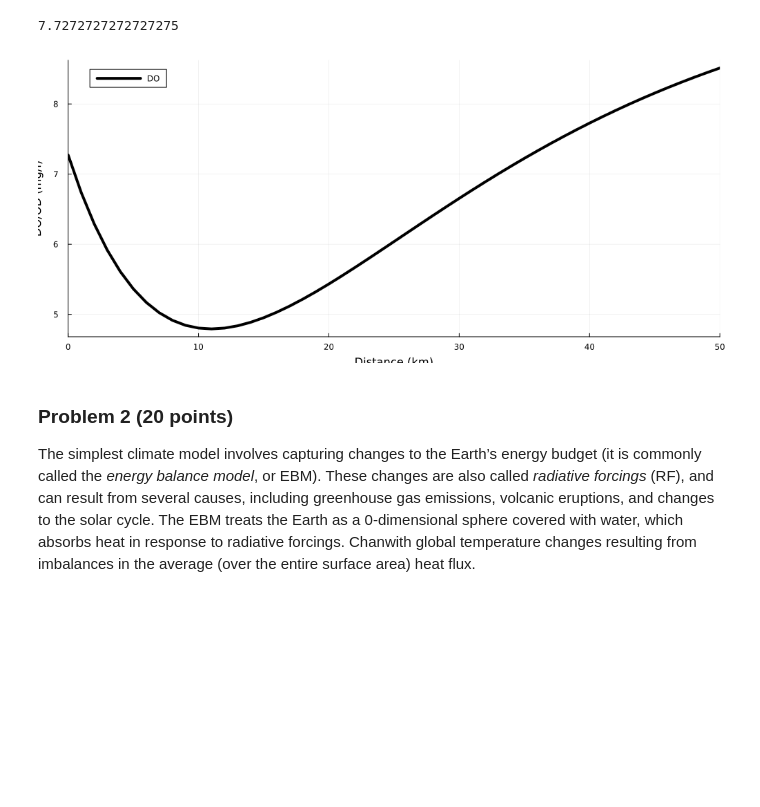
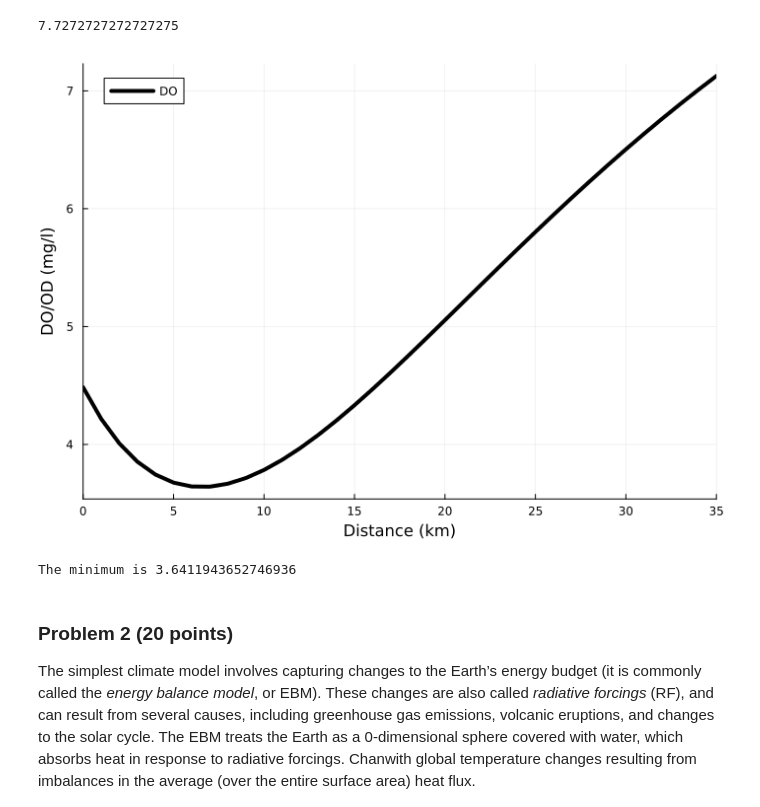
Before and after one commit to BEE4750-FA24/hw3-macky, a Jupyter notebook: hw03.ipynb, the cells around one changed output. Cells and saved outputs as stored; diff of their text form; code cells hidden in the pictures; blank space fills up the shorter version.

Commit message:
Q1 graph

```diff
--- a/hw03.ipynb
+++ b/hw03.ipynb
@@ -97,46 +97,57 @@ function do_simulate(x, C0, B0, N0, ka, kn, kc, Cs, U)
     N = N0 * exp(-kn * x / U)
     α1 = exp(-ka * x / U)
     α2 = (kc/(ka-kc)) * (exp.(-kc * x / U) - exp(-ka * x / U))
     α3 = (kn/(ka-kn)) * (exp(-kn * x / U) - exp(-ka * x / U))
     C = Cs * (1 - α1) + (C0 * α1) - (B0 * α2) - (N0 * α3)
-
-    return (C, B, N)
+    return (C, B, N, min)
 end
 
 # set river properties
 ka = 0.55
 kc = 0.35
 kn = 0.25
 
 
 Cs = 10
 U = 6
 
-x = 0:50
+x = 15
 
 # evaluate model over all x's
 # this uses broadcasting
-do_out = (y -> do_simulate(y, C0, B0, N0, ka, kc, kn, Cs, U)).(x)
+(C,B,N) = (y -> do_simulate(y, C0, B0, N0, ka, kc, kn, Cs, U)).(x)
 # unpack outputs into individual arrays for C, B, and N
 # this uses comprehensions to pull out the relevant components
 #of the tuples that our function outputs
+DO_EXAMPLE = (y -> do_simulate(y, C0, B0, N0, ka, kc, kn, Cs, U)).(0:15)
+
+C0=intial_condition(C,110000,5,15000)
+B0=intial_condition(B,110000,45,15000)
+N0=intial_condition(N,110000,35,15000)
+
+x=0:35
+do_out = (y -> do_simulate(y, C0, B0, N0, ka, kc, kn, Cs, U)).(x)
 C = [d[1] for d in do_out]
 B = [d[2] for d in do_out]
 N = [d[3] for d in do_out]
 
 # plot outputs
 p1 = plot(; ylabel="DO/OD (mg/l)", xlabel="Distance (km)")
 plot!(p1, x, C, color=:black, linewidth=4, label="DO")
-#plot!(p1, x, B, color=:green, label="CBOD", linestyle=:dash, linewidth=3)
-#plot!(p1, x, N, color=:blue, label="NBOD", linestyle=:dash, linewidth=3)
-# plot Cs, which is a constant value
-#plot!(p1, x, Cs * ones(length(x)), color=:purple, label=L"C_s", linestyle=:dot, linewidth=2)
-
-#hline!([3], color=:red, linewidth=2, label="Regulatory Standard")
-plot!(size=(1000, 450))
-xaxis!((0, 50))
+plot!(size=(700, 500))
+xaxis!((0, 35))
 # %% [output]
-[figure, old version]
+[figure, new version]
+# %%
+minimum_value = C[1]  # Start with the first element of C
+for i in 1:length(C)
+    if C[i] < minimum_value
+        minimum_value = C[i]
+    end
+end
+println("The minimum is ", minimum_value)
+# %% [output]
+The minimum is 3.6411943652746936
 # %% [markdown]
 ### Problem 2 (20 points)
 
```
